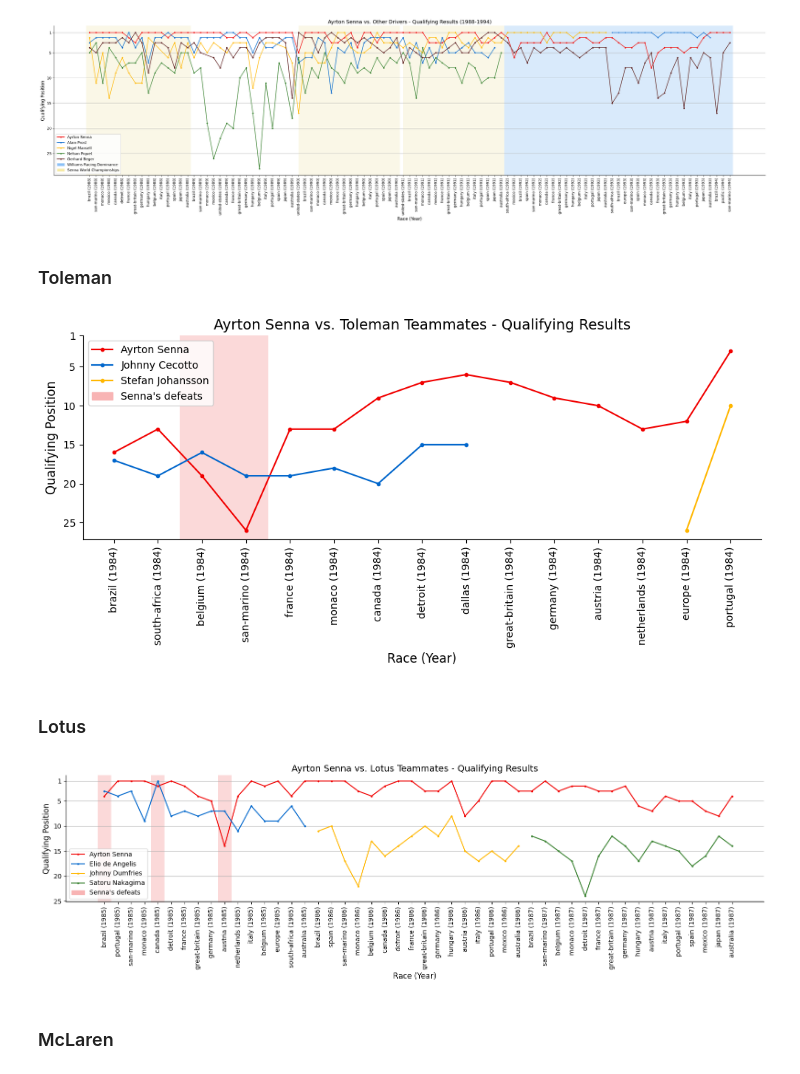
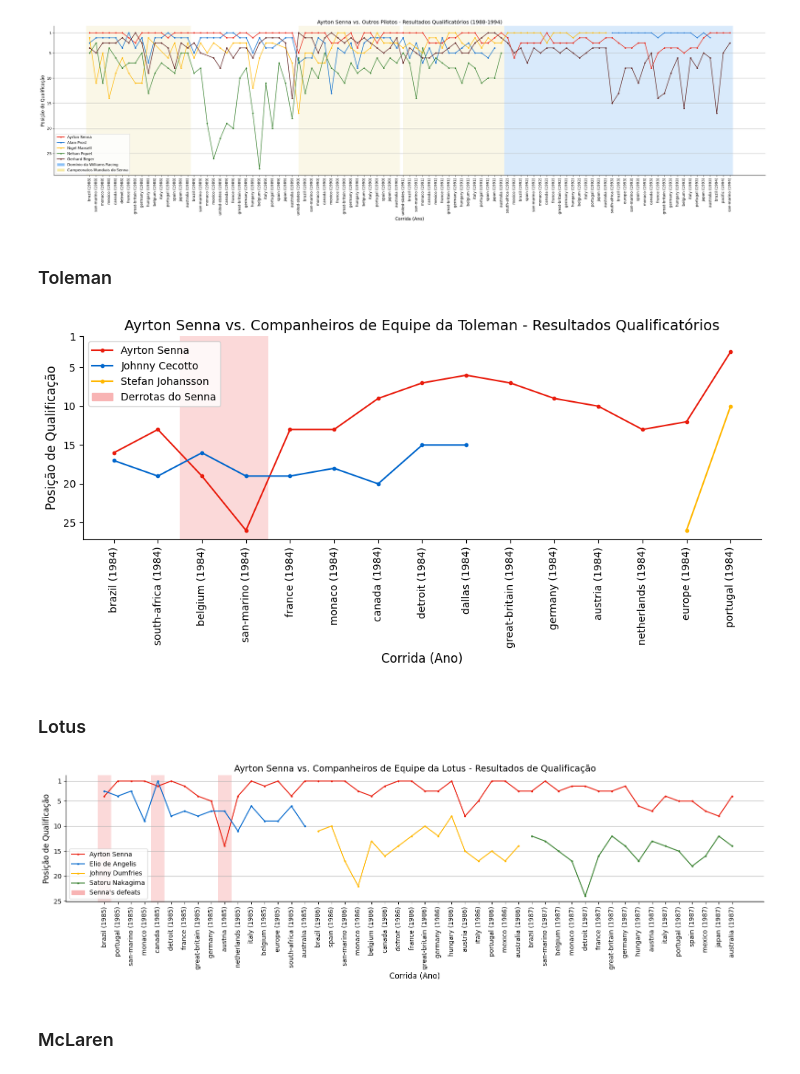
Before and after one commit to thiagodalladea/ayrton-senna-dv, a Jupyter notebook: nb.ipynb, the cells around one changed output. Cells and saved outputs as stored; diff of their text form; code cells hidden in the pictures.

```diff
--- a/nb.ipynb
+++ b/nb.ipynb
@@ -58,26 +60,12 @@ plt.plot(mansell_data_1988_1992['year_race'], mansell_data_1988_1992['position']
 plt.plot(piquet_data_1988_1991['year_race'], piquet_data_1988_1991['position'], marker='o', linestyle='-', color='#38812F', markersize=3, label='Nelson Piquet')
 plt.plot(berger_data_1988_1994['year_race'], berger_data_1988_1994['position'], marker='o', linestyle='-', color='#5a1b1b', markersize=3, label='Gerhard Beger')
 
-plt.title('Ayrton Senna vs. Other Drivers - Qualifying Results (1988-1994)', fontsize=14)
-plt.xlabel('Race (Year)', fontsize=12)
-plt.ylabel('Qualifying Position', fontsize=12)
+plt.title('Ayrton Senna vs. Outros Pilotos - Resultados Qualificatórios (1988-1994)', fontsize=14)
+plt.xlabel('Corrida (Ano)', fontsize=12)
+plt.ylabel('Posição de Qualificação', fontsize=12)
 plt.xticks(rotation=90, fontsize=10)
 plt.yticks([1, 5, 10, 15, 20, 25], fontsize=10)
 plt.gca().invert_yaxis()
-
-# for lose in loses:
-#     plt.axvspan(lose-0.5, lose+0.5, facecolor='#f8b4b4', alpha=0.5)
-
-# for lose in loses:
-#     x = senna_data_1988_1994['year_race'][lose]
-#     y = senna_data_1988_1994['position'][lose]
-#     center = (x, y)
-#     circle = patches.Circle(center, radius=1, color='#fc6969', alpha=0.5)
-#     ax.add_patch(circle)
-
-# for i in range(len(senna_data_1988_1994)):
-#     if i%2 == 0:
-#         plt.axvspan(i-0.5, i+0.5, facecolor='#e4e4e4', alpha=0.5)
 
 plt.axvspan(-0.5, len(senna_data_1988_1994[senna_data_1988_1994['year'] == 1988])-0.5, facecolor='#f7f1d0', alpha=0.5)
 
@@ -93,12 +81,11 @@ start_index_williams = senna_data_1988_1994[senna_data_1988_1994['year'] >= 1994
 end_index_williams = len(senna_data_1988_1994['year_race'])-1
 plt.axvspan(start_index_williams-0.5, end_index_williams+0.5, facecolor='#b4d6f8', alpha=0.5)
 
-
 plt.grid(axis='y')
 
 legend_elements = [
-    Patch(facecolor='#8BC1F7', edgecolor='#b4d6f8', label='Williams Racing Dominance'),
-    Patch(facecolor='#f5e9a3', edgecolor='#f7f1d0', label='Senna World Championships'),
+    Patch(facecolor='#8BC1F7', edgecolor='#b4d6f8', label='Domínio da Williams Racing'),
+    Patch(facecolor='#f5e9a3', edgecolor='#f7f1d0', label='Campeonatos Mundiais do Senna'),
     # Patch(facecolor='#f8b4b4', edgecolor='#f8b4b4', label="Senna's defeats"),
 ]
 
@@ -110,13 +97,13 @@ ax.spines['right'].set_visible(False)
 plt.tight_layout()
 plt.show()
 # %% [output]
-[figure, old version]
+[figure, new version]
 # %% [markdown]
 ### Toleman
 # %%
-senna_data_1984 = senna_df[senna_df['year'] == 1984]
-cecotto_data_1984 = cecotto_df[cecotto_df['year'] == 1984]
-johansson_data_1984 = johansson_df[johansson_df['year'] == 1984]
+senna_data_1984 = senna_df_qualy[senna_df_qualy['year'] == 1984]
+cecotto_data_1984 = cecotto_df_qualy[cecotto_df_qualy['year'] == 1984]
+johansson_data_1984 = johansson_df_qualy[johansson_df_qualy['year'] == 1984]
 
 # In order to avoid SettingWithCopyWarning
 senna_data_1984 = senna_data_1984.copy()
@@ -138,34 +125,34 @@ for index, (senna_row, cecotto_row) in enumerate(zip(senna_data_1984.iterrows(),
 # %%
 plt.figure(figsize=(10,5))
 
 plt.plot(senna_data_1984['year_race'], senna_data_1984['position'], marker='o', linestyle='-', color='#e91c0d', markersize=3, label='Ayrton Senna')
 plt.plot(cecotto_data_1984['year_race'], cecotto_data_1984['position'], marker='o', linestyle='-', color='#0066CC', markersize=3, label='Johnny Cecotto')
 plt.plot(johansson_data_1984['year_race'], johansson_data_1984['position'], marker='o', linestyle='-', color='#ffb700', markersize=3, label='Stefan Johansson')
 
-plt.title('Ayrton Senna vs. Toleman Teammates - Qualifying Results', fontsize=14)
-plt.xlabel('Race (Year)', fontsize=12)
-plt.ylabel('Qualifying Position', fontsize=12)
+plt.title('Ayrton Senna vs. Companheiros de Equipe da Toleman - Resultados Qualificatórios', fontsize=14)
+plt.xlabel('Corrida (Ano)', fontsize=12)
+plt.ylabel('Posição de Qualificação', fontsize=12)
 plt.xticks(rotation=90, fontsize=10)
 plt.yticks([1, 5, 10, 15, 20, 25], fontsize=10)
 plt.gca().invert_yaxis()
 
 for lose in loses_toleman:
     plt.axvspan(lose-0.5, lose+0.5, facecolor='#f8b4b4', alpha=0.5)
 
 legend_elements = [
-    Patch(facecolor='#f8b4b4', edgecolor='#f8b4b4', label="Senna's defeats"),
+    Patch(facecolor='#f8b4b4', edgecolor='#f8b4b4', label="Derrotas do Senna"),
 ]
 
 legend = plt.legend(handles=plt.gca().get_legend_handles_labels()[0] + legend_elements, loc='upper left')
 
 ax = plt.gca()
 ax.spines['top'].set_visible(False)
 ax.spines['right'].set_visible(False)
 
 plt.tight_layout()
 plt.show()
 # %% [output]
-[figure, old version]
+[figure, new version]
 # %% [markdown]
 ### Lotus
 # %%
@@ -203,9 +190,9 @@ plt.plot(angelis_data_1985['year_race'], angelis_data_1985['position'], marker='
 plt.plot(dumfries_data_1986['year_race'], dumfries_data_1986['position'], marker='o', linestyle='-', color='#ffb700', markersize=2, label='Johnny Dumfries')
 plt.plot(nakajima_data_1987['year_race'], nakajima_data_1987['position'], marker='o', linestyle='-', color='#38812F', markersize=2, label='Satoru Nakagima')
 
-plt.title('Ayrton Senna vs. Lotus Teammates - Qualifying Results', fontsize=14)
-plt.xlabel('Race (Year)', fontsize=12)
-plt.ylabel('Qualifying Position', fontsize=12)
+plt.title('Ayrton Senna vs. Companheiros de Equipe da Lotus - Resultados de Qualificação', fontsize=14)
+plt.xlabel('Corrida (Ano)', fontsize=12)
+plt.ylabel('Posição de Qualificação', fontsize=12)
 plt.xticks(rotation=90, fontsize=10)
 plt.yticks([1, 5, 10, 15, 20, 25], fontsize=10)
 plt.gca().invert_yaxis()
@@ -228,7 +215,7 @@ ax.spines['right'].set_visible(False)
 plt.tight_layout()
 plt.show()
 # %% [output]
-[figure, old version]
+[figure, new version]
 # %% [markdown]
 ### McLaren
 # %%
```
Also changed, not shown: parts of 21 cells of this notebook, 24 other files.
